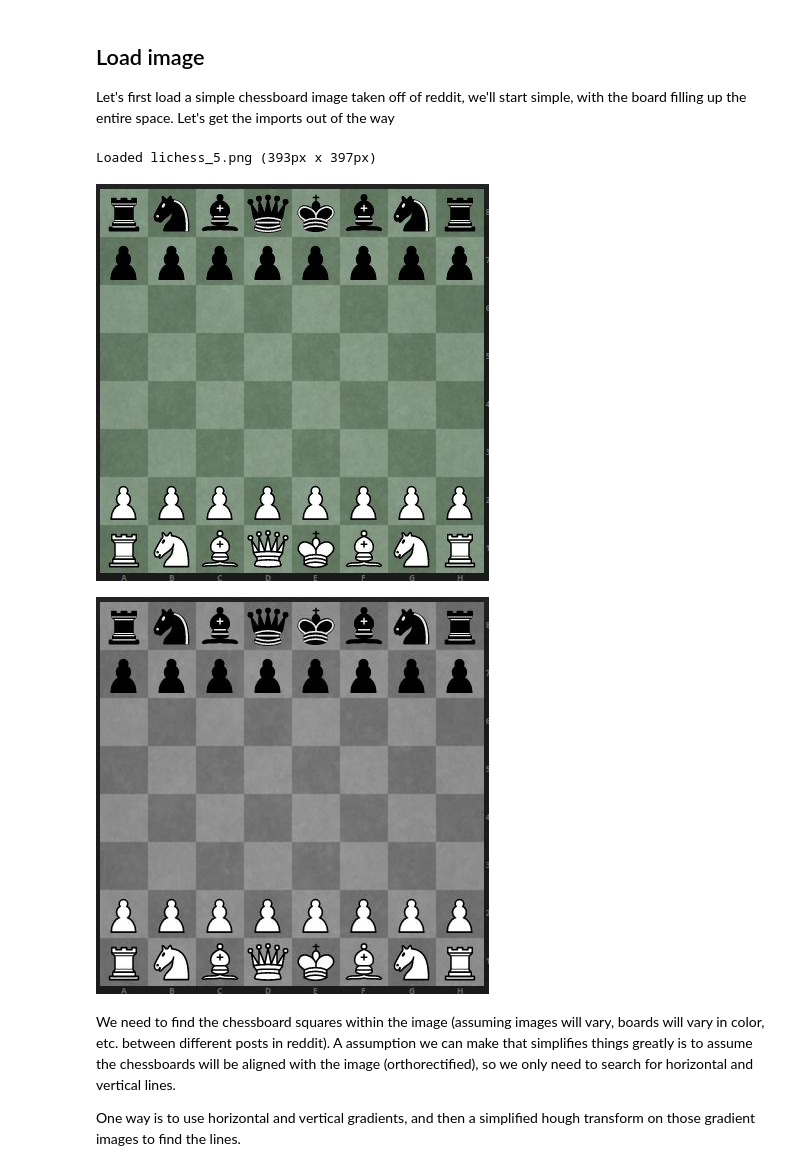
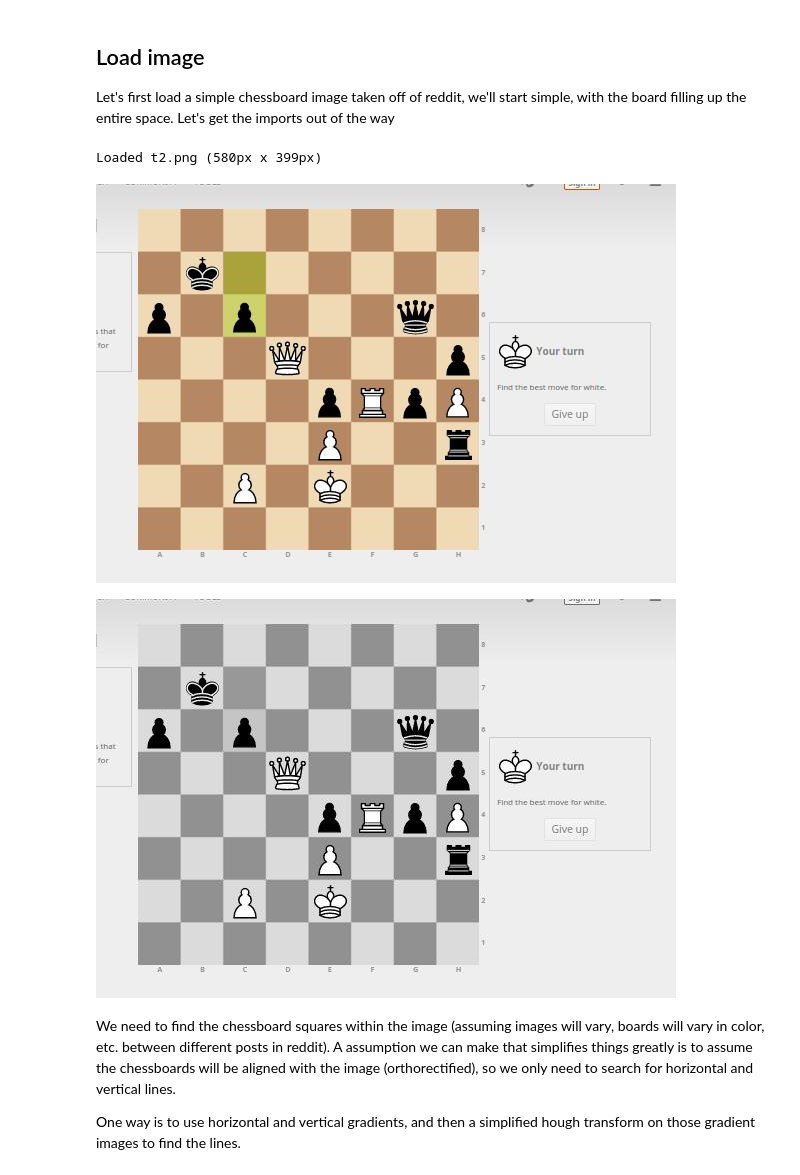
Before and after one commit to Elucidation/tensorflow_chessbot, a Jupyter notebook: tensorflow_chessbot.ipynb, the cells around one changed output. Cells and saved outputs as stored; diff of their text form; code cells hidden in the pictures.

```diff
--- a/tensorflow_chessbot.ipynb
+++ b/tensorflow_chessbot.ipynb
@@ -56,39 +56,39 @@ def display_array(a, fmt='jpeg', rng=[0,1]):
 # img_file = 'img7.png'
 # img_file = 'img9.png' # Doesn't work anymore due to non-alternating checkerboard lines
 
 # Bad fit example
 # img_file = 't1.png'
-# img_file = 't2.png'
+img_file = 't2.png'
 
-img_file = 'lichess_5.png'
+# img_file = 'lichess_5.png'
 
-# folder = "input_chessboards"
-folder = "test_chessboards"
+folder = "input_chessboards"
+# folder = "test_chessboards"
 
 img = PIL.Image.open("%s/%s" % (folder,img_file))
 
 print "Loaded %s (%dpx x %dpx)" % \
     (img_file, img.size[0], img.size[1])
 
 # Resize if image larger than 2k pixels on a side
 if img.size[0] > 2000 or img.size[1] > 2000:
     print "Image too big (%d x %d)" % (img.size[0], img.size[1])
     new_size = 500.0 # px
     if img.size[0] > img.size[1]:
         # resize by width to new limit
         ratio = new_size / img.size[0]
     else:
         # resize by height
         ratio = new_size / img.size[1]
     print "Reducing by factor of %.2g" % (1./ratio)
     img = img.resize(img.size * ratio, PIL.Image.ADAPTIVE)
     print "New size: (%d x %d)" % (img.size[0], img.size[1])
 
 # See original image
 display_array(np.asarray(img), rng=[0,255])
 # %% [output]
-Loaded lichess_5.png (393px x 397px)
+Loaded t2.png (580px x 399px)
-[figure, old version]
+[figure, new version]
 # %%
 # Convert to grayscale and array
 a = np.asarray(img.convert("L"), dtype=np.float32)
@@ -96,7 +96,7 @@ a = np.asarray(img.convert("L"), dtype=np.float32)
 # Display array
 display_array(a, rng=[0,255])
 # %% [output]
-[figure, old version]
+[figure, new version]
 # %% [markdown]
 We need to find the chessboard squares within the image (assuming images will vary, boards will vary in color, etc. between different posts in reddit). A assumption we can make that simplifies things greatly is to assume the chessboards will be aligned with the image (orthorectified), so we only need to search for horizontal and vertical lines.
 
```
Also changed, not shown: parts of 7 cells of this notebook.
